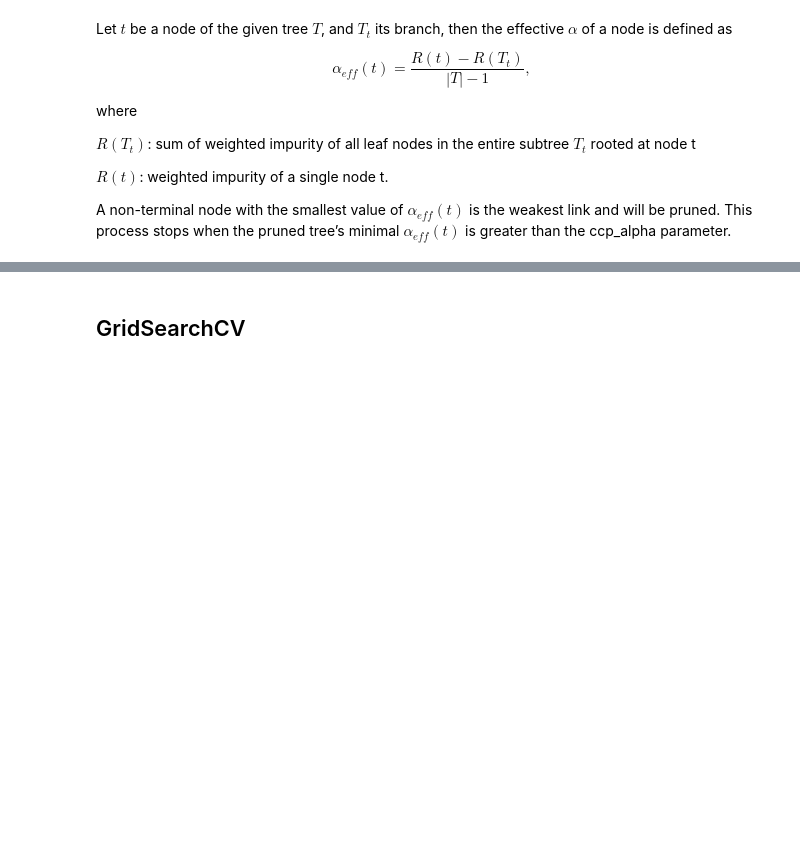
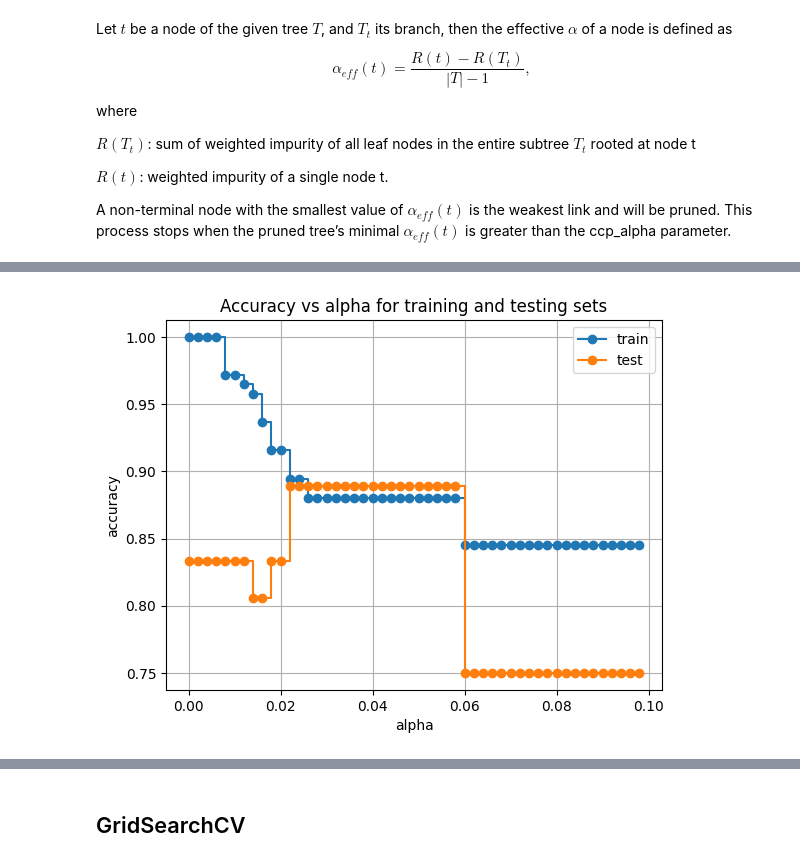
Before and after one commit to al102030/Methods-of-Machine-Learning, a Jupyter notebook: decision_tree_exercise.ipynb, the cells around one changed output, grey strips where cells are left out. Cells and saved outputs as stored; diff of their text form; code cells hidden in the pictures; blank space fills up the shorter version.

```diff
--- a/decision_tree_exercise.ipynb
+++ b/decision_tree_exercise.ipynb
@@ -136,29 +179,31 @@ plt.show()
 # %%
 ############################################ Task 3 ############################################
 # Study the empirical and test error/risk of the pruned tree for α ∈ {0, 0.002, 0.004, 0.006, ... , 0.998, 0.1}.
 # ----------------------------------------- start here -----------------------------------------
 
 # Setup decision tree with different values of ccp_alpha
-ccp_alphas = ...
+ccp_alphas = np.arange(0, 0.1, 0.002)
 dtcs_alpha = [] # List of decision trees with different values of ccp_alpha
 for ccp_alpha in ccp_alphas:
-    dtc_alpha = ...
-    ...
-    dtcs_alpha.append(...)
+    dtc_alpha = DecisionTreeClassifier(criterion="gini", ccp_alpha=ccp_alpha)
+    dtc_alpha.fit(X_train, y_train)
+    dtcs_alpha.append(dtc_alpha)
 
 # Compare the accuracy of training set and test set with different ccp_alpha values
-train_scores = [... for dtc in dtcs_alpha]
-test_scores = [... for dtc in dtcs_alpha]
+train_scores = [dtc.score(X_train, y_train) for dtc in dtcs_alpha]
+test_scores = [dtc.score(X_test, y_test) for dtc in dtcs_alpha]
 
 fig, ax = plt.subplots()
 ax.set_xlabel("alpha")
 ax.set_ylabel("accuracy")
 ax.set_title("Accuracy vs alpha for training and testing sets")
 ax.plot(ccp_alphas, train_scores, marker="o", label="train", drawstyle="steps-post")
 ax.plot(ccp_alphas, test_scores, marker="o", label="test", drawstyle="steps-post")
 ax.legend()
 ax.grid()
 plt.show()
+# %% [output]
+[figure, added]
 # %%
 ############################################ Task 3 ############################################
 # Display the decision tree(s) with the highest test accuracy
```
Also changed, not shown: parts of 21 cells of this notebook, 1 other file.
